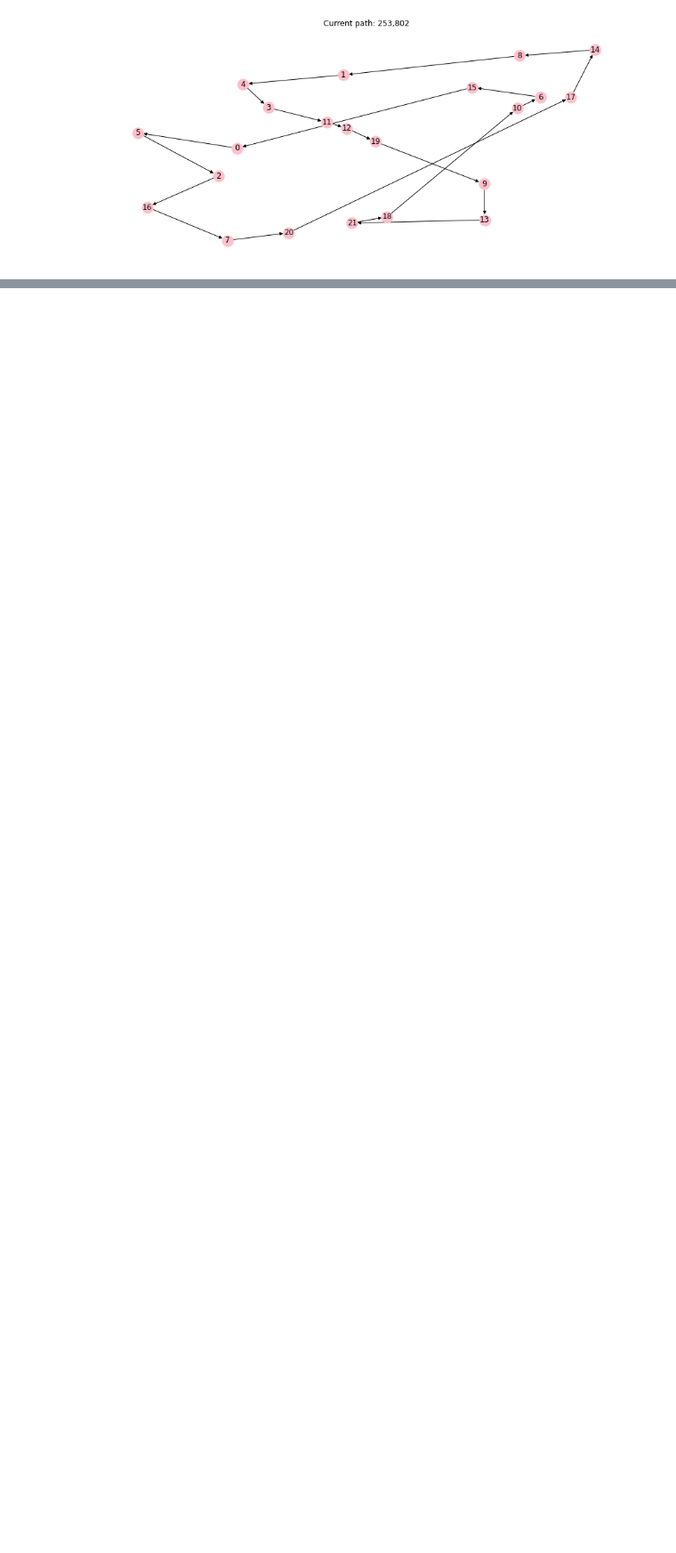
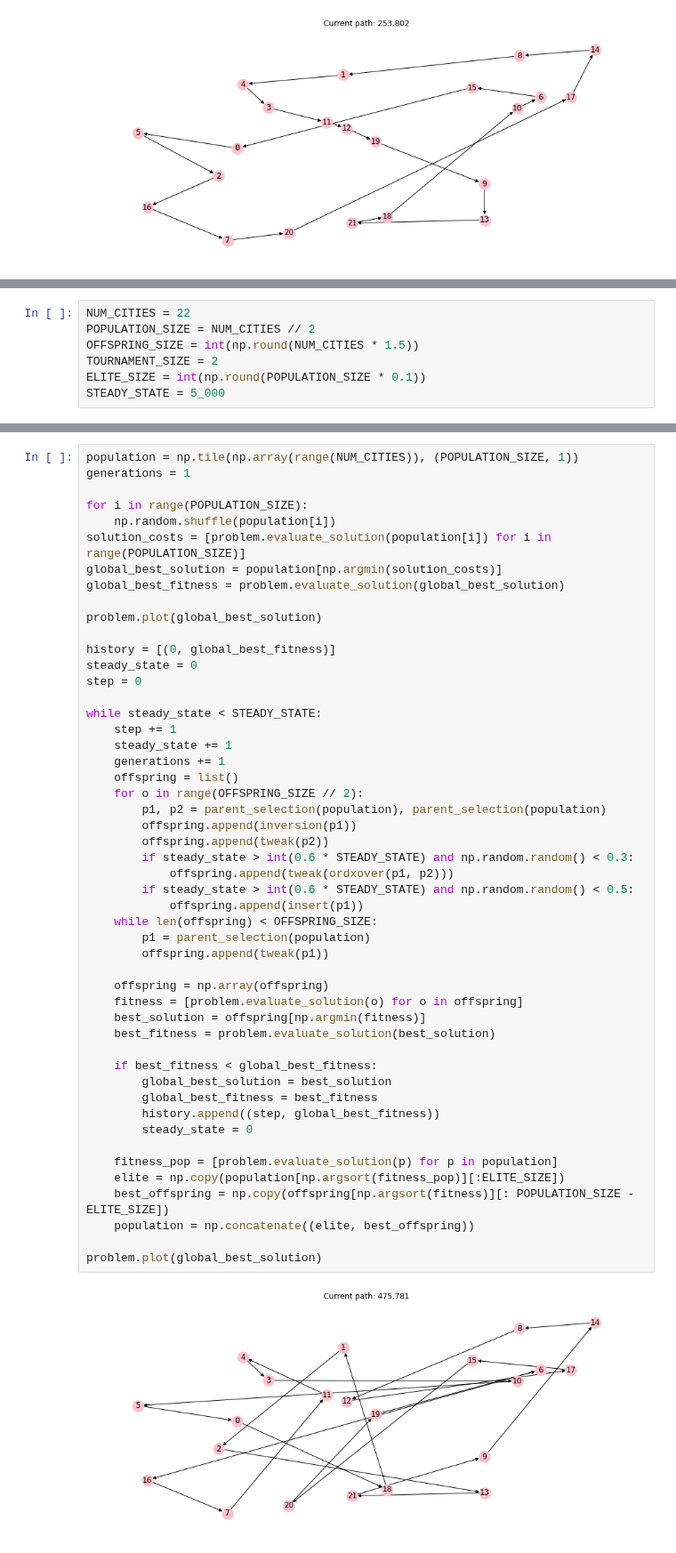
Before and after one commit to squillero/computational-intelligence, a Jupyter notebook: tsp.ipynb, the cells around one changed output, grey strips where cells are left out. Shown at 89% size. Cells and saved outputs as stored; diff of their text form; blank space fills up the shorter version.

```diff
--- a/tsp.ipynb
+++ b/tsp.ipynb
@@ -236,0 +252,7 @@ Final solution
+# %%
+NUM_CITIES = 22
+POPULATION_SIZE = NUM_CITIES // 2
+OFFSPRING_SIZE = int(np.round(NUM_CITIES * 1.5))
+TOURNAMENT_SIZE = 2
+ELITE_SIZE = int(np.round(POPULATION_SIZE * 0.1))
+STEADY_STATE = 5_000
@@ -236,0 +318,52 @@ Final solution
+# %%
+population = np.tile(np.array(range(NUM_CITIES)), (POPULATION_SIZE, 1))
+generations = 1
+
+for i in range(POPULATION_SIZE):
+    np.random.shuffle(population[i])
+solution_costs = [problem.evaluate_solution(population[i]) for i in range(POPULATION_SIZE)]
+global_best_solution = population[np.argmin(solution_costs)]
+global_best_fitness = problem.evaluate_solution(global_best_solution)
+
+problem.plot(global_best_solution)
+
+history = [(0, global_best_fitness)]
+steady_state = 0
+step = 0
+
+while steady_state < STEADY_STATE:
+    step += 1
+    steady_state += 1
+    generations += 1
+    offspring = list()
+    for o in range(OFFSPRING_SIZE // 2):
+        p1, p2 = parent_selection(population), parent_selection(population)
+        offspring.append(inversion(p1))
+        offspring.append(tweak(p2))
+        if steady_state > int(0.6 * STEADY_STATE) and np.random.random() < 0.3:
+            offspring.append(tweak(ordxover(p1, p2)))
+        if steady_state > int(0.6 * STEADY_STATE) and np.random.random() < 0.5:
+            offspring.append(insert(p1))
+    while len(offspring) < OFFSPRING_SIZE:
+        p1 = parent_selection(population)
+        offspring.append(tweak(p1))
+
+    offspring = np.array(offspring)
+    fitness = [problem.evaluate_solution(o) for o in offspring]
+    best_solution = offspring[np.argmin(fitness)]
+    best_fitness = problem.evaluate_solution(best_solution)
+
+    if best_fitness < global_best_fitness:
+        global_best_solution = best_solution
+        global_best_fitness = best_fitness
+        history.append((step, global_best_fitness))
+        steady_state = 0
+
+    fitness_pop = [problem.evaluate_solution(p) for p in population]
+    elite = np.copy(population[np.argsort(fitness_pop)][:ELITE_SIZE])
+    best_offspring = np.copy(offspring[np.argsort(fitness)][: POPULATION_SIZE - ELITE_SIZE])
+    population = np.concatenate((elite, best_offspring))
+
+problem.plot(global_best_solution)
+# %% [output]
+[figure, added]
```
Also changed, not shown: parts of 9 cells of this notebook.
